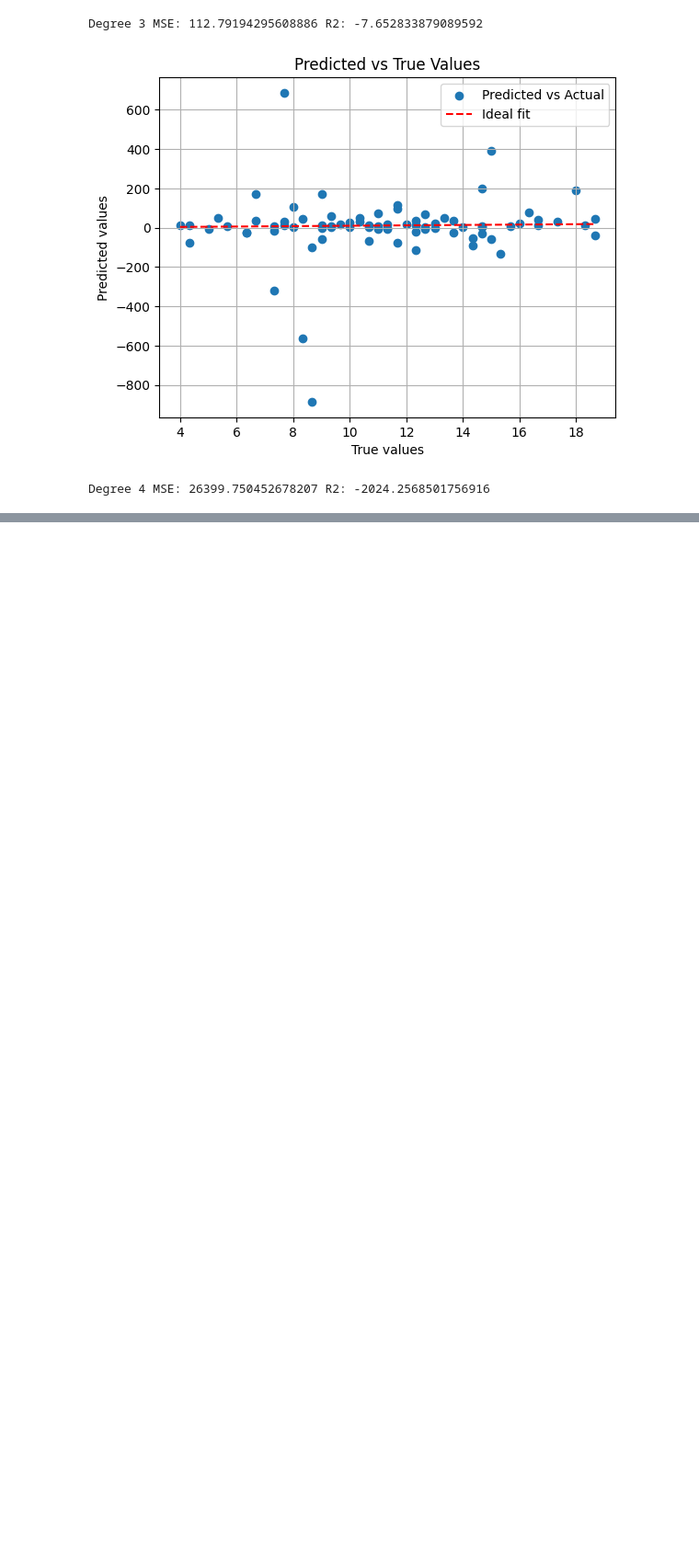
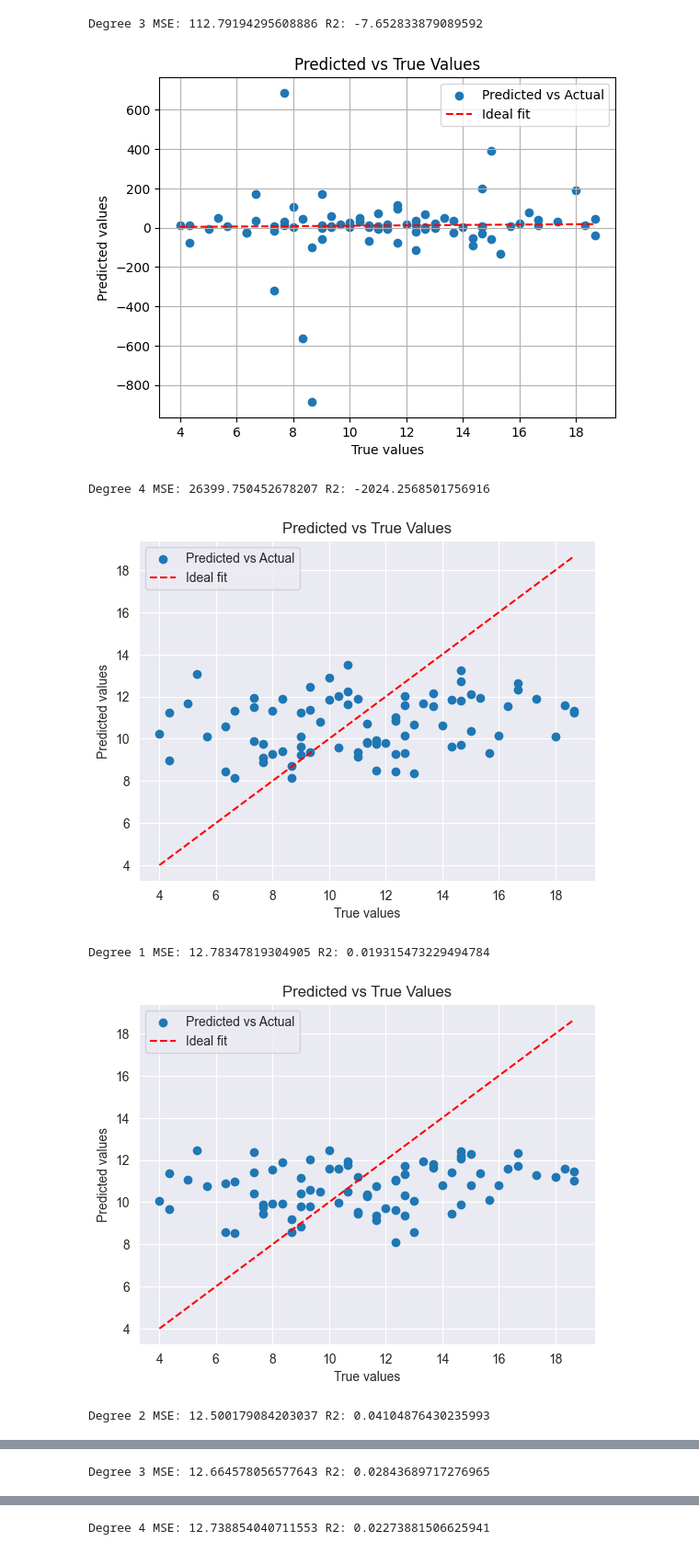
Before and after one commit to Nate-Kim/Grade-Prediction, a Jupyter notebook: PolynomialRegression.ipynb, the cells around one changed output, grey strips where cells are left out. Shown at 92% size. Cells and saved outputs as stored; diff of their text form; code cells hidden in the pictures; blank space fills up the shorter version.

```diff
--- a/PolynomialRegression.ipynb
+++ b/PolynomialRegression.ipynb
@@ -234,3 +234,80 @@ Degree 2 MSE: 13.56226318471415 R2: -0.04042901723495018
 Degree 3 MSE: 112.79194295608886 R2: -7.652833879089592
 [figure]
 Degree 4 MSE: 26399.750452678207 R2: -2024.2568501756916
+# %%
+from sklearn.decomposition import PCA
+from sklearn.preprocessing import StandardScaler
+import numpy as np
+from sklearn.model_selection import KFold
+from sklearn.linear_model import LinearRegression
+from sklearn.preprocessing import PolynomialFeatures
+import pandas as pd
+from sklearn.model_selection import train_test_split
+from sklearn.metrics import mean_squared_error, r2_score
+import matplotlib.pyplot as plt
+
+def polynomial_regression(degree, X, y, folds, test_size=0.2):
+    kf = KFold(folds)
+
+    poly_features = PolynomialFeatures(degree)
+    X_poly = poly_features.fit_transform(X)
+
+    total_errors = []
+    models = []
+    current_fold = 0
+    for train_index, test_index in kf.split(X_poly):
+        X_train, X_test = X_poly[train_index], X_poly[test_index]
+        y_train, y_test = y[train_index], y[test_index]
+
+        model = LinearRegression()
+        model.fit(X_train, y_train)
+        y_pred = model.predict(X_test)
+        average_prediction = np.mean(y_pred)
+        variance = np.mean((average_prediction - y_pred)**2)
+        bias2 = np.mean((average_prediction - y_test)**2)
+        total_error = variance + bias2
+
+        # Append results to lists
+        total_errors.append(total_error)
+        models.append(model)
+
+        current_fold += 1
+
+    # choose best model
+    min_error_index = np.argmin(total_errors)
+    best_model = models[min_error_index]
+
+    X_train, X_test, y_train, y_test = train_test_split(X_poly, y, test_size=test_size, random_state=42)
+
+    pca = PCA(n_components=10)
+    X_train = pca.fit_transform(X_train)
+    X_test = pca.transform(X_test)
+
+    best_model.fit(X_train, y_train)
+    y_pred = best_model.predict(X_test)
+
+    plt.scatter(y_test, y_pred, label='Predicted vs Actual')
+    plt.plot([min(y_test), max(y_test)], [min(y_test), max(y_test)], color='red', linestyle='--', label='Ideal fit')
+    plt.xlabel('True values')
+    plt.ylabel('Predicted values')
+    plt.title('Predicted vs True Values')
+    plt.legend()
+    plt.grid(True)
+    plt.show()
+
+    mse = mean_squared_error(y_test, y_pred)
+    r2 = r2_score(y_test, y_pred)
+
+    return mse, r2, best_model
+
+X, y, _, _, _, _ = load_math_G_avg()
+folds = 4
+degrees = range(1, 5)
+for degree in degrees:
+    mse, r2, model = polynomial_regression(degree, X, y, folds)
+    print("Degree", degree, "MSE:", mse, "R2:", r2)
+# %% [output]
+[figure, added]
+Degree 1 MSE: 12.78347819304905 R2: 0.019315473229494784
+[figure, added]
+Degree 2 MSE: 12.500179084203037 R2: 0.04104876430235993
@@ -236,0 +315 @@ Degree 4 MSE: 26399.750452678207 R2: -2024.2568501756916
+Degree 3 MSE: 12.664578056577643 R2: 0.02843689717276965
@@ -236,0 +317 @@ Degree 4 MSE: 26399.750452678207 R2: -2024.2568501756916
+Degree 4 MSE: 12.738854040711553 R2: 0.02273881506625941
```
Also changed, not shown: parts of 1 cell of this notebook, 2 other files.
